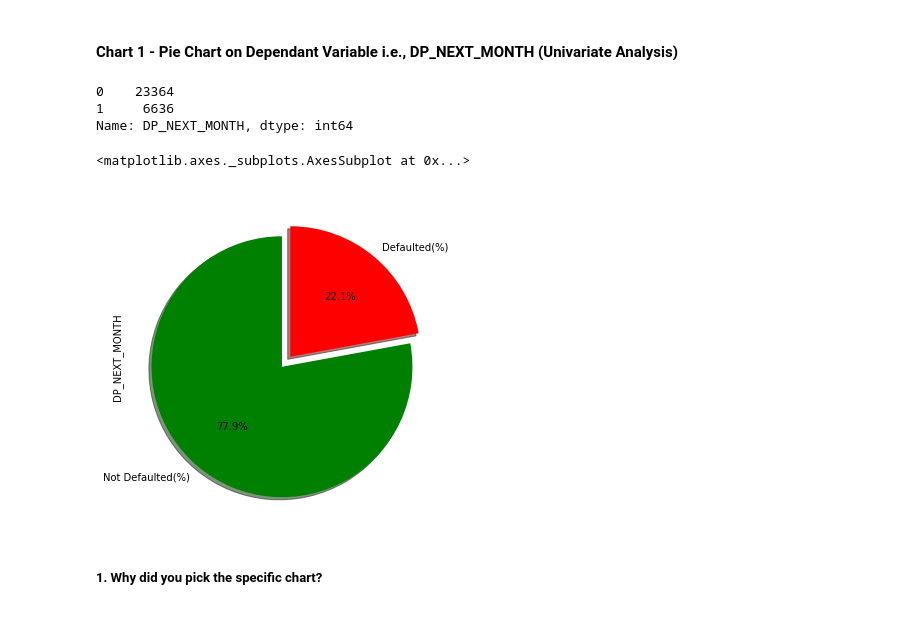
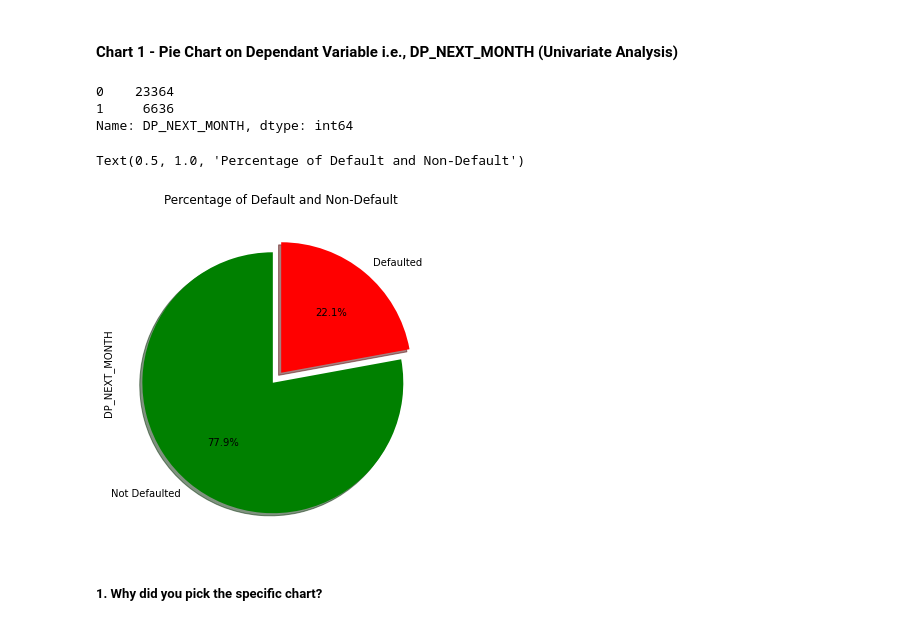
Before and after one commit to Navneet2409/credit-card-default-prediction, a Jupyter notebook: Credit_Card_Notebook_Navneet_Keshri.ipynb, the cells around one changed output. Drawn from its saved outputs; the diff is of its cells as text; code cells hidden in the pictures.

```diff
--- a/Credit_Card_Notebook_Navneet_Keshri.ipynb
+++ b/Credit_Card_Notebook_Navneet_Keshri.ipynb
@@ -387,7 +387,7 @@ Name: EDUCATION, dtype: int64
 # %% [markdown]
 'EDUCATION' column has 4 = others, 5= unknown, 6 =unknown and 0 = unknown value we need to group all unknow into 4 = Others
 # %%
-def reassign_value(x):
+def reassign_edu(x):
   accepted_values = [1,2,3,4]
   if x in accepted_values:
     output = x
@@ -395,7 +395,7 @@ def reassign_value(x):
     output = 4
   return output
 # %%
-df['EDUCATION'] = df['EDUCATION'].apply(reassign_value)
+df['EDUCATION'] = df['EDUCATION'].apply(reassign_edu)
 df['EDUCATION'].value_counts()
 # %% [output]
 2    14030
@@ -419,0 +420,11 @@ This column does not need data wrangling
+# %%
+def reassign_marriage(x):
+  accepted_values = [1,2,3]
+  if x in accepted_values:
+    output = x
+  else:
+    output = 3
+  return output
+# %%
+df['MARRIAGE'] = df['MARRIAGE'].apply(reassign_marriage)
+df['MARRIAGE'].value_counts()
@@ -852,24 +868,18 @@ Let us see how 'DP_NEXT_MONTH' = number of credit defaulters varies across diffe
 # %%
 # Chart - 1 visualization code
 # Dependant Column Value Counts
 print(df.DP_NEXT_MONTH.value_counts())
 print(" ")
 # Dependant Variable Column Visualization
-df['DP_NEXT_MONTH'].value_counts().plot(kind='pie',
-                              figsize=(15,6),
-                               autopct="%1.1f%%",
-                               startangle=90,
-                               shadow=True,
-                               labels=['Not Defaulted(%)','Defaulted(%)'],
-                               colors=['green','red'],
-                               explode=[0.1,0]
-                              )
+df['DP_NEXT_MONTH'].value_counts().plot(kind='pie',figsize=(15,6),autopct="%1.1f%%",startangle=90,shadow=True,
+                               labels=['Not Defaulted','Defaulted'],colors=['green','red'],explode=[0.1,0])
+plt.title('Percentage of Default and Non-Default')
 # %% [output]
 0    23364
 1     6636
 Name: DP_NEXT_MONTH, dtype: int64
-<matplotlib.axes._subplots.AxesSubplot at 0x...>
+Text(0.5, 1.0, 'Percentage of Default and Non-Default')
-[figure, old version]
+[figure, new version]
 # %% [markdown]
 ##### 1. Why did you pick the specific chart?
 # %% [markdown]
```
Also changed, not shown: parts of 30 cells of this notebook.
